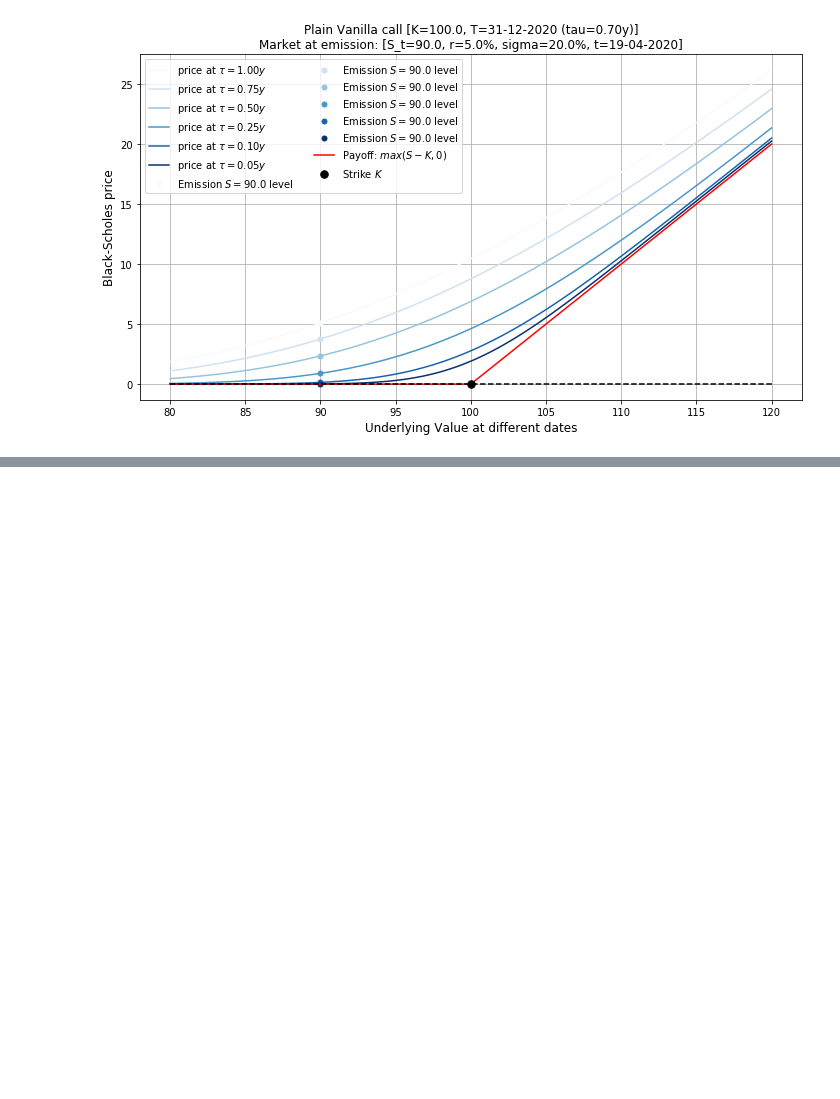
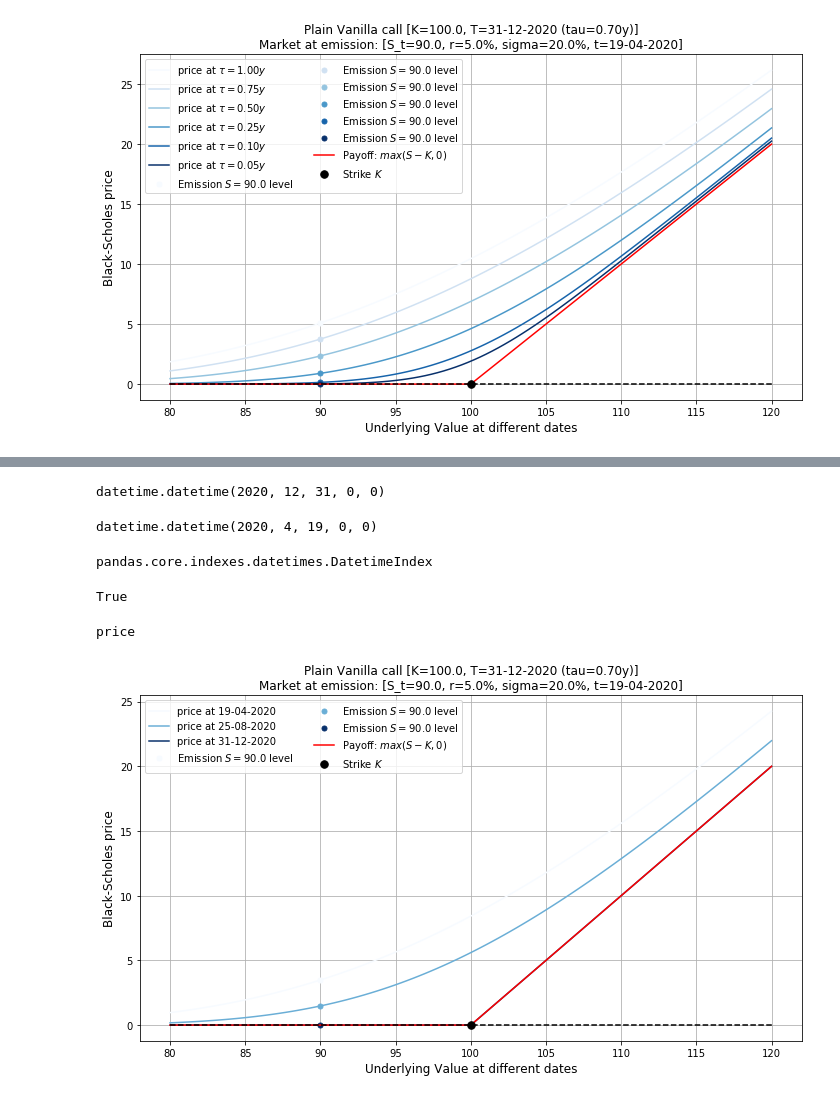
Before and after one commit to gabrielepompa88/IT-For-Business-And-Finance-2019-20, a Jupyter notebook: Notebooks/Derivatives_Analytics___Objects_Composition.ipynb, the cells around one changed output, grey strips where cells are left out. Cells and saved outputs as stored; diff of their text form; code cells hidden in the pictures; blank space fills up the shorter version.

```diff
--- a/Notebooks/Derivatives_Analytics___Objects_Composition.ipynb
+++ b/Notebooks/Derivatives_Analytics___Objects_Composition.ipynb
@@ -3537,0 +3494,23 @@ list(l)
+# %%
+Vanilla_Call.get_T()
+# %% [output]
+datetime.datetime(2020, 12, 31, 0, 0)
+# %%
+market_env.get_t()
+# %% [output]
+datetime.datetime(2020, 4, 19, 0, 0)
+# %%
+x = pd.date_range(start=market_env.get_t(), end=Vanilla_Call.get_T(), periods=3)
+# %%
+type(x)
+# %% [output]
+pandas.core.indexes.datetimes.DatetimeIndex
+# %%
+isinstance(x, Iterable)
+# %% [output]
+True
+# %%
+option_plotter.plot(tau=x)
+# %% [output]
+price
+[figure, added]
```
Also changed, not shown: parts of 27 cells of this notebook.
